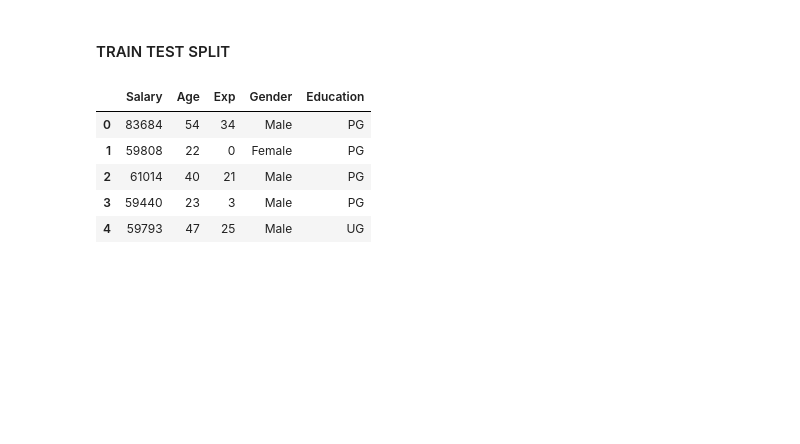
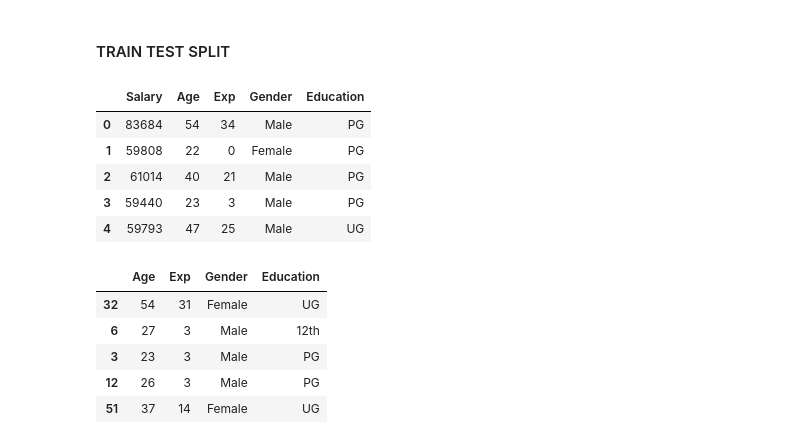
Before and after one commit to Shlok-007-in/Data-Science-Practice, a Jupyter notebook: week-6-EDA & Stats/EDA&STATS Notebook File-3.ipynb, the cells around one changed output. Cells and saved outputs as stored; diff of their text form; code cells hidden in the pictures; blank space fills up the shorter version.

```diff
--- a/week-6-EDA & Stats/EDA&STATS Notebook File-3.ipynb
+++ b/week-6-EDA & Stats/EDA&STATS Notebook File-3.ipynb
@@ -528,0 +529,9 @@ xtrain,xtest,ytrain,ytest = train_test_split(x,y,train_size=0.7, test_size=0.3)
+# %%
+xtrain.head()
+# %% [output]
+|  | Age | Exp | Gender | Education |
+| 32 | 54 | 31 | Female | UG |
+| 6 | 27 | 3 | Male | 12th |
+| 3 | 23 | 3 | Male | PG |
+| 12 | 26 | 3 | Male | PG |
+| 51 | 37 | 14 | Female | UG |
```
Also changed, not shown: parts of 1 cell of this notebook.
